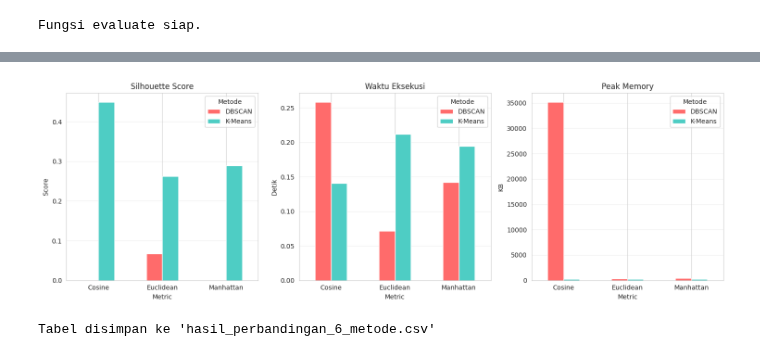
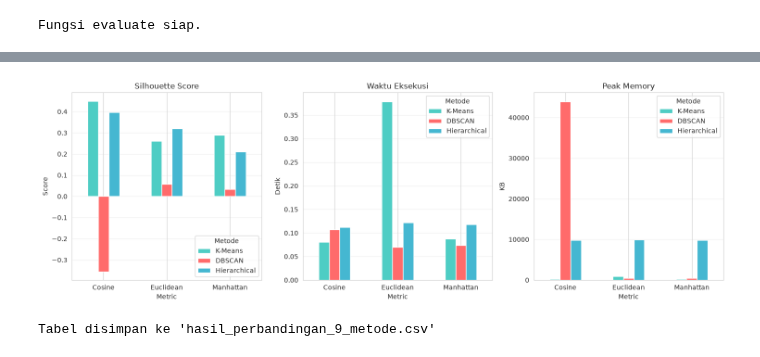
Before and after one commit to rachmadnanda/MachineLearning2026, a Jupyter notebook: Perbandingan_KMeans_DBScan.ipynb, the cells around one changed output, grey strips where cells are left out. Cells and saved outputs as stored; diff of their text form; code cells hidden in the pictures.

```diff
--- a/Perbandingan_KMeans_DBScan.ipynb
+++ b/Perbandingan_KMeans_DBScan.ipynb
@@ -50,7 +50,7 @@ Data siap: (1498, 5)
 def evaluate(method, metric, X_data, **kwargs):
     """
     Jalankan clustering dan ukur semua metrik.
-    method  : 'DBSCAN' atau 'K-Means'
+    method  : 'DBSCAN', 'K-Means', atau 'Hierarchical'
     metric  : 'euclidean', 'manhattan', 'cosine'
     kwargs  : parameter model (eps, min_samples, k)
     """
@@ -65,11 +65,19 @@ def evaluate(method, metric, X_data, **kwargs):
         n_clusters = len(set(labels)) - (1 if -1 in labels else 0)
         n_noise = list(labels).count(-1)
         mask = labels != -1
-    else:  # K-Means
+    elif method == 'K-Means':
         model = KMeans(n_clusters=kwargs.get('k', 3),
                        random_state=42, n_init=10)
         labels = model.fit_predict(X_data)
         n_clusters = kwargs.get('k', 3)
+        n_noise = 0
+        mask = np.ones(len(labels), dtype=bool)
+    else:  # Hierarchical
+        model = AgglomerativeClustering(n_clusters=kwargs.get('n_clusters', 3),
+                                        metric=metric,
+                                        linkage=kwargs.get('linkage', 'average'))
+        labels = model.fit_predict(X_data)
+        n_clusters = kwargs.get('n_clusters', 3)
         n_noise = 0
         mask = np.ones(len(labels), dtype=bool)
 
@@ -260,38 +291,41 @@ plt.show()
 # %%
 # Pivot untuk grouped bar
-pivot = df_hasil.pivot(index='Metric', columns='Metode', values='Silhouette')
+METODE_ORDER = ['K-Means', 'DBSCAN', 'Hierarchical']
+WARNA = ['#4ECDC4', '#FF6B6B', '#45B7D1']
+
+pivot = df_hasil.pivot(index='Metric', columns='Metode', values='Silhouette')[METODE_ORDER]
 
 fig, axes = plt.subplots(1, 3, figsize=(15, 5))
 
 # Silhouette
-pivot.plot(kind='bar', ax=axes[0], color=['#FF6B6B', '#4ECDC4'], edgecolor='white')
+pivot.plot(kind='bar', ax=axes[0], color=WARNA, edgecolor='white')
 axes[0].set_title('Silhouette Score', fontsize=12)
 axes[0].set_ylabel('Score', fontsize=10)
 axes[0].tick_params(axis='x', rotation=0)
 axes[0].grid(True, alpha=0.3, axis='y')
 
 # Waktu
-pivot_w = df_hasil.pivot(index='Metric', columns='Metode', values='Waktu (s)')
-pivot_w.plot(kind='bar', ax=axes[1], color=['#FF6B6B', '#4ECDC4'], edgecolor='white')
+pivot_w = df_hasil.pivot(index='Metric', columns='Metode', values='Waktu (s)')[METODE_ORDER]
+pivot_w.plot(kind='bar', ax=axes[1], color=WARNA, edgecolor='white')
 axes[1].set_title('Waktu Eksekusi', fontsize=12)
 axes[1].set_ylabel('Detik', fontsize=10)
 axes[1].tick_params(axis='x', rotation=0)
 axes[1].grid(True, alpha=0.3, axis='y')
 
 # Memory
-pivot_m = df_hasil.pivot(index='Metric', columns='Metode', values='Memory (KB)')
-pivot_m.plot(kind='bar', ax=axes[2], color=['#FF6B6B', '#4ECDC4'], edgecolor='white')
+pivot_m = df_hasil.pivot(index='Metric', columns='Metode', values='Memory (KB)')[METODE_ORDER]
+pivot_m.plot(kind='bar', ax=axes[2], color=WARNA, edgecolor='white')
 axes[2].set_title('Peak Memory', fontsize=12)
 axes[2].set_ylabel('KB', fontsize=10)
 axes[2].tick_params(axis='x', rotation=0)
 axes[2].grid(True, alpha=0.3, axis='y')
 
 plt.tight_layout()
 plt.show()
 # %% [output]
-[figure, old version]
+[figure, new version]
 # %%
-df_hasil.to_csv('hasil_perbandingan_6_metode.csv', index=False)
-print("Tabel disimpan ke 'hasil_perbandingan_6_metode.csv'")
+df_hasil.to_csv('hasil_perbandingan_9_metode.csv', index=False)
+print("Tabel disimpan ke 'hasil_perbandingan_9_metode.csv'")
 # %% [output]
-Tabel disimpan ke 'hasil_perbandingan_6_metode.csv'
+Tabel disimpan ke 'hasil_perbandingan_9_metode.csv'
```
Also changed, not shown: parts of 9 cells of this notebook, 9 other files.
